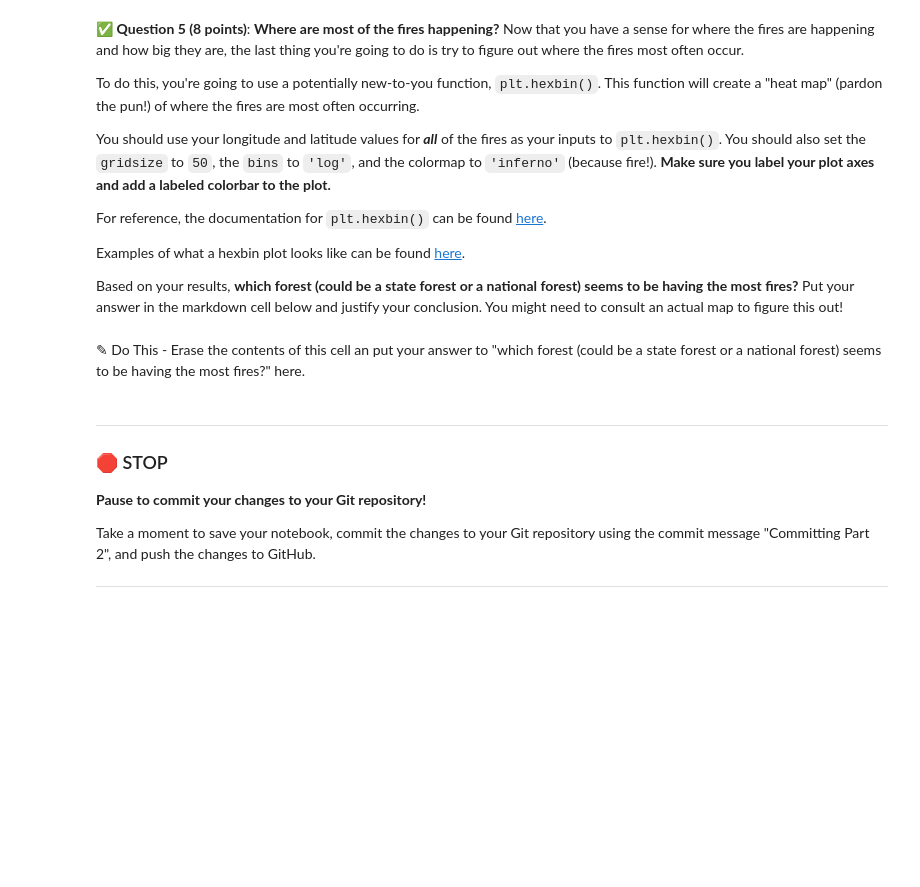
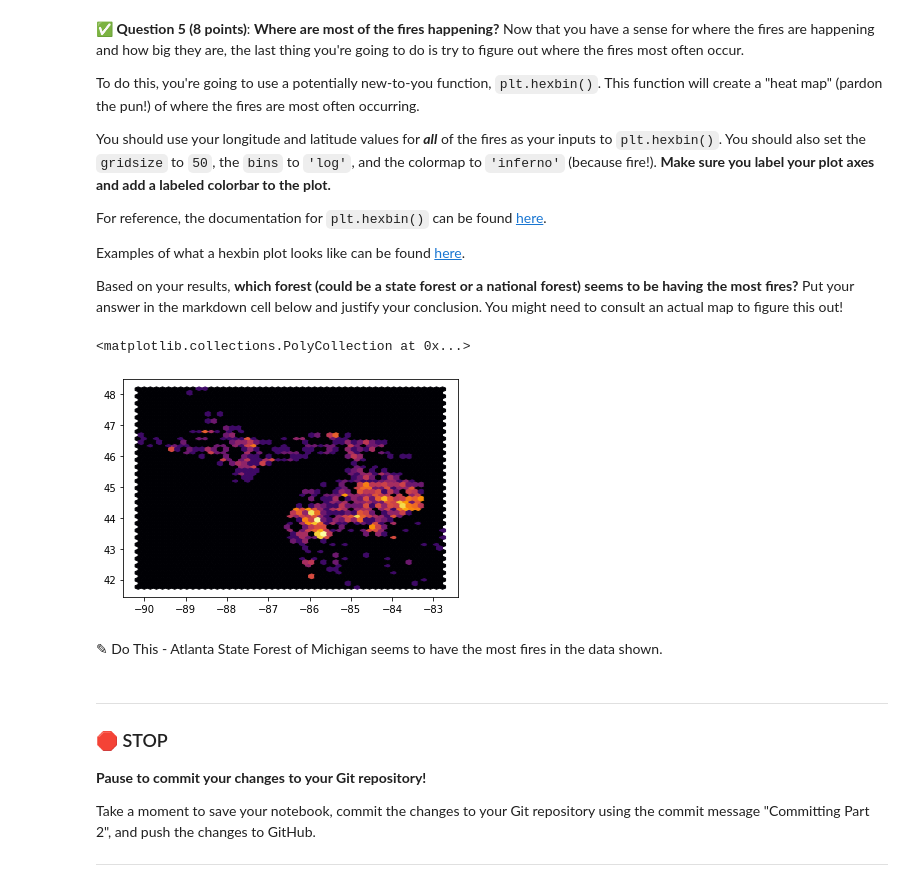
Before and after one commit to Jacob-Rancour/cmse202-s21-turnin, a Jupyter notebook: hw-02/HW-02_PandasReviewAndPythonObjects-STUDENT.ipynb, the cells around one changed output. Cells and saved outputs as stored; diff of their text form; code cells hidden in the pictures; blank space fills up the shorter version.

```diff
--- a/hw-02/HW-02_PandasReviewAndPythonObjects-STUDENT.ipynb
+++ b/hw-02/HW-02_PandasReviewAndPythonObjects-STUDENT.ipynb
@@ -122,8 +179,12 @@ Examples of what a hexbin plot looks like can be found [here](https://matplotlib
 Based on your results, **which forest (could be a state forest or a national forest) seems to be having the most fires?** Put your answer in the markdown cell below and justify your conclusion. You might need to consult an actual map to figure this out!
 # %%
 ### Put your code here
+plt.hexbin(fire['longitude'],fire['latitude'],gridsize = 50, bins ='log', cmap = 'inferno')
+# %% [output]
+<matplotlib.collections.PolyCollection at 0x...>
+[figure, added]
 # %% [markdown]
-<font size=+3>&#9998;</font> Do This - Erase the contents of this cell an put your answer to "which forest (could be a state forest or a national forest) seems to be having the most fires?" here.
+<font size=+3>&#9998;</font> Do This - Atlanta State Forest of Michigan seems to have the most fires in the data shown.
 # %% [markdown]
 ---
 ### &#128721; STOP
```
Also changed, not shown: parts of 17 cells of this notebook.
